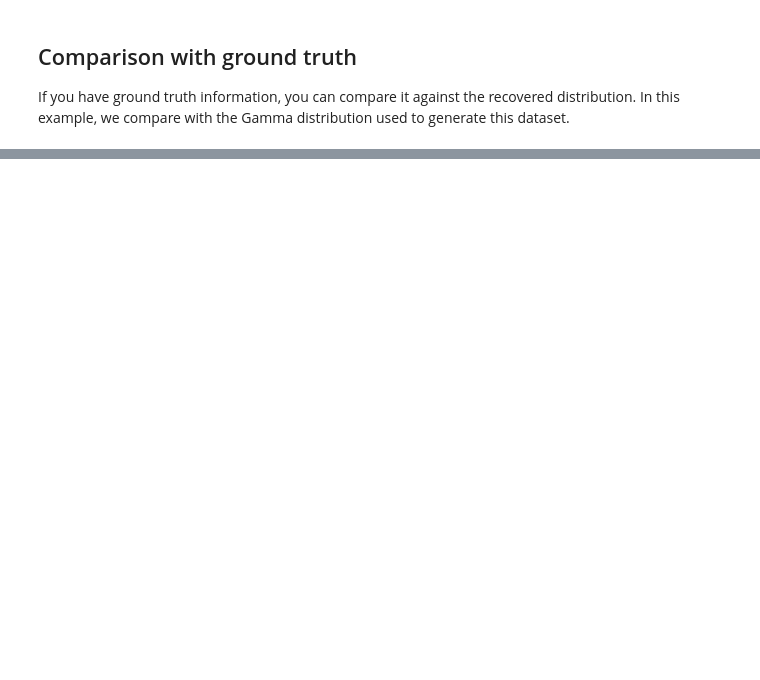
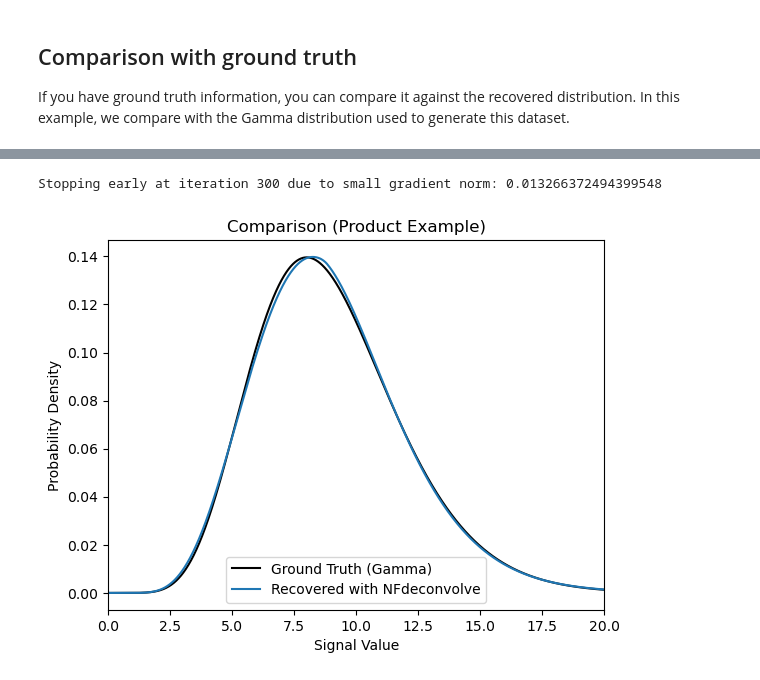
Before and after one commit to PessoaP/NFdeconvolve, a Jupyter notebook: tutorial.ipynb, the cells around one changed output, grey strips where cells are left out. Cells and saved outputs as stored; diff of their text form; code cells hidden in the pictures; blank space fills up the shorter version.

```diff
--- a/tutorial.ipynb
+++ b/tutorial.ipynb
@@ -88,0 +93,22 @@ plt.show()
+# %%
+filename = f'prod_N_{mu_a}_{sig_a}_G_{shape}_{scale}.csv'
+data = torch.tensor(loadtxt('paper_examples/datasets/'+filename)[:10000]).float()
+# %%
+model_prod=NFdeconvolve.ProdDeconvolver(data,a_distribution)
+model_prod.train()
+x, px = model_prod.get_pdf()
+# %% [output]
+Stopping early at iteration 300 due to small gradient norm: 0.013266372494399548
+# %%
+true_pdf = torch.exp(logprob_gamma(x.cpu(), torch.tensor(shape), torch.tensor(scale)))
+
+plt.plot(x.cpu(), true_pdf.cpu(), label='Ground Truth (Gamma)',color='k')
+plt.plot(x.cpu(), px.cpu(), label='Recovered with NFdeconvolve')
+plt.xlabel('Signal Value')
+plt.ylabel('Probability Density')
+plt.legend()
+plt.title('Comparison (Product Example)')
+plt.xlim(0,20)
+plt.show()
+# %% [output]
+[figure, added]
```
Also changed, not shown: parts of 5 cells of this notebook, 5 other files.
